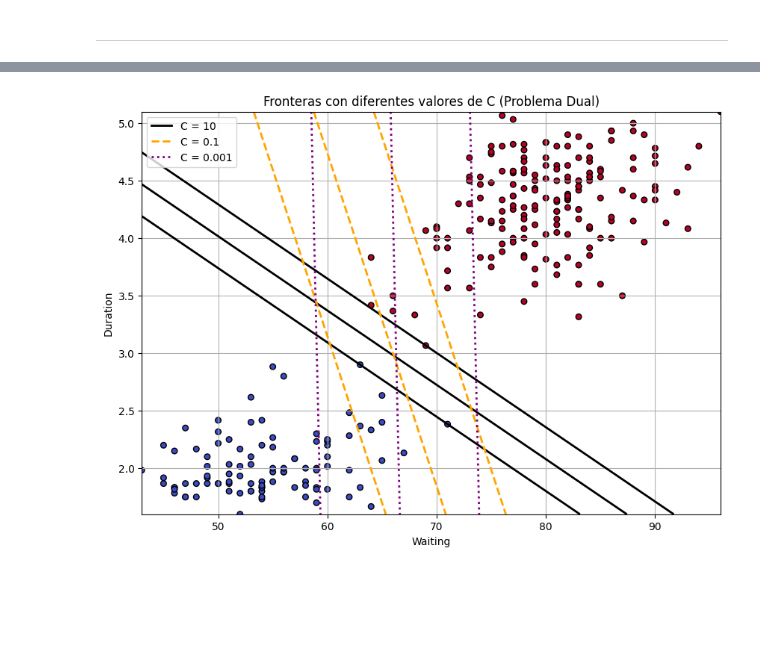
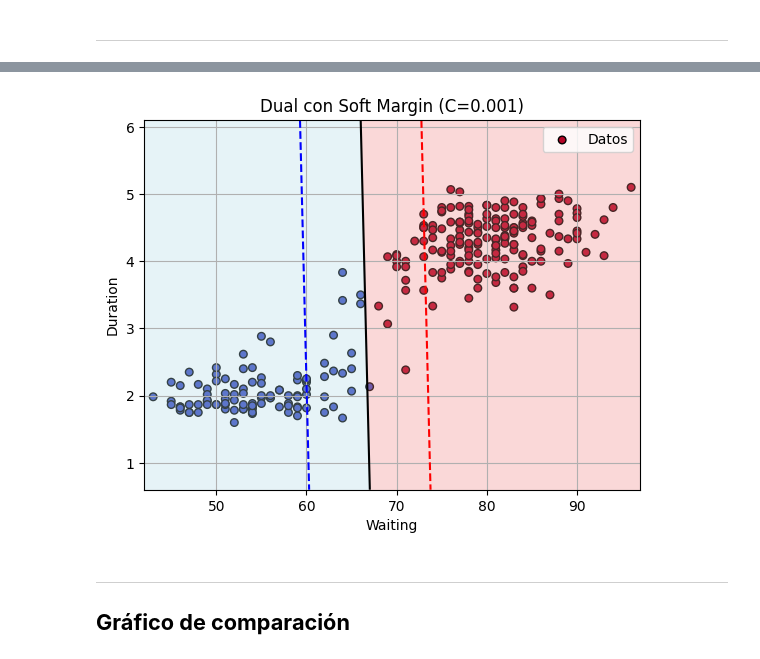
Before and after one commit to walteraguirre/TPS, a Jupyter notebook: TP05/TP05_SVM.ipynb, the cells around one changed output, grey strips where cells are left out. Drawn from its saved outputs; the diff is of its cells as text; code cells hidden in the pictures; blank space fills up the shorter version.

```diff
--- a/TP05/TP05_SVM.ipynb
+++ b/TP05/TP05_SVM.ipynb
@@ -882,50 +906,19 @@ Este problema también puede resolverse mediante programación cuadrática (QP).
 # %%
 # Entrenar modelos SVM (dual) con distintos valores de C
-model_dual_C10 = SVM(C=10, dual=True, soft = True)
-model_dual_C10.fit(X, y)
 
 model_dual_C01 = SVM(C=0.1, dual=True, soft = True)
 model_dual_C01.fit(X, y)
 
-model_dual_C0001 = SVM(C=0.001, dual=True, soft = True)
-model_dual_C0001.fit(X, y)
+model_dual_C001 = SVM(C=0.001, dual=True, soft = True)
+model_dual_C001.fit(X, y)
 
-# Malla para evaluar
-x_min, x_max = X[:, 0].min(), X[:, 0].max()
-y_min, y_max = X[:, 1].min(), X[:, 1].max()
-xx, yy = np.meshgrid(np.linspace(x_min, x_max, 500),
-                     np.linspace(y_min, y_max, 500))
-grid = np.c_[xx.ravel(), yy.ravel()]
-
-Z_dual_10 = model_dual_C10.decision_function(grid).reshape(xx.shape)
-Z_dual_01 = model_dual_C01.decision_function(grid).reshape(xx.shape)
-Z_dual_0001 = model_dual_C0001.decision_function(grid).reshape(xx.shape)
-
-
-plt.figure(figsize=(10, 7))
-
-# Scatter de los puntos
-plt.scatter(X[:, 0], X[:, 1], c=y, cmap='coolwarm', s=30, edgecolors='k', label='Datos')
-
-# Fronteras
-plt.contour(xx, yy, Z_dual_10, levels=[-1, 0, 1], colors='black', linestyles='-', linewidths=2)
-plt.contour(xx, yy, Z_dual_01, levels=[-1, 0, 1], colors='orange', linestyles='--', linewidths=2)
-plt.contour(xx, yy, Z_dual_0001, levels=[-1, 0, 1], colors='purple', linestyles=':', linewidths=2)
-
-# Leyenda
-legend_lines = [
-    Line2D([0], [0], color='black', linestyle='-', linewidth=2, label='C = 10'),
-    Line2D([0], [0], color='orange', linestyle='--', linewidth=2, label='C = 0.1'),
-    Line2D([0], [0], color='purple', linestyle=':', linewidth=2, label='C = 0.001')
-]
-plt.legend(handles=legend_lines)
-
-plt.xlabel('Waiting')
-plt.ylabel('Duration')
-plt.title('Fronteras con diferentes valores de C (Problema Dual)')
-plt.grid(True)
-plt.show()
+#grafico dual con C=0.001
+plot_svm(model_primal_C001, X, y, title="Dual con Soft Margin (C=0.001)")
 # %% [output]
-[figure, old version]
+[figure, new version]
+# %% [markdown]
+---
+
+## **Gráfico de comparación**
 # %%
 
```
Also changed, not shown: parts of 16 cells of this notebook.
